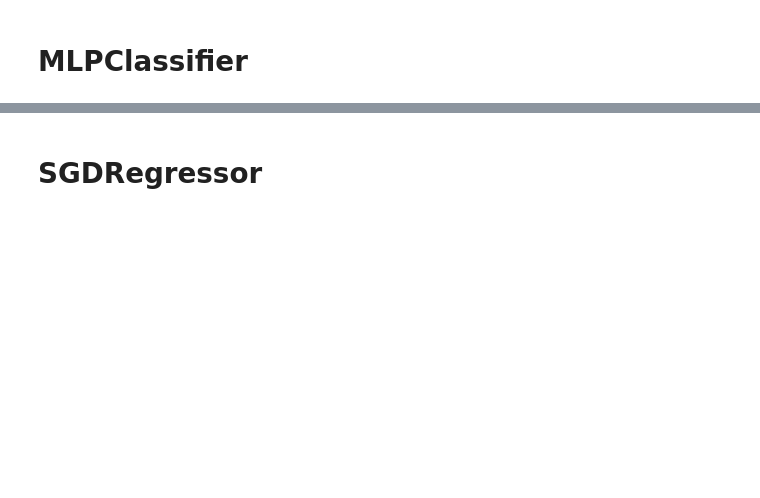
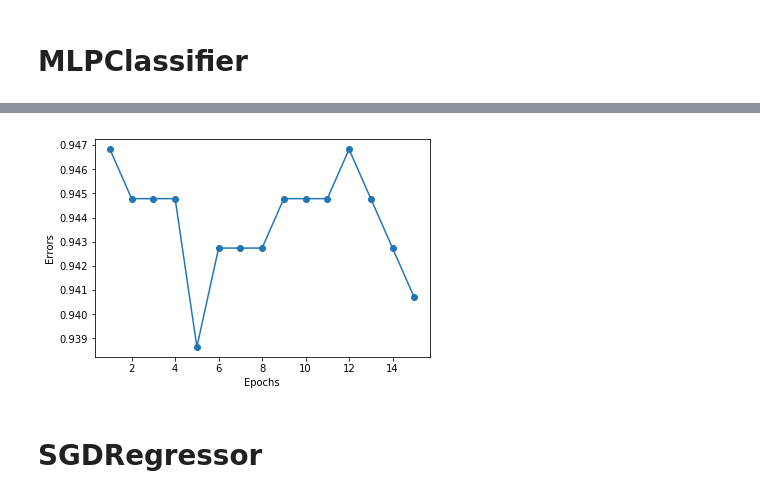
Before and after one commit to yaagocruuz/Topicos3, a Jupyter notebook: Lista 1.ipynb, the cells around one changed output, grey strips where cells are left out. Drawn from its saved outputs; the diff is of its cells as text; code cells hidden in the pictures; blank space fills up the shorter version.

```diff
--- a/Lista 1.ipynb
+++ b/Lista 1.ipynb
@@ -72,2 +57,16 @@ TypeError: unsupported operand type(s) for +: 'sklearn.linear_model.sgd_fast.Hin
+# %%
+model_mlpc = MLPClassifier(solver='sgd', learning_rate_init=0.01)
+errors = []
+n_iter = 15
+for i in range(1, n_iter + 1):
+    errors.append(model_mlpc.fit(X, y).score(X, y))
+
+plt.plot(range(1, n_iter + 1), errors, marker='o')
+plt.xlabel('Epochs')
+plt.ylabel('Errors')
+
+plt.show()
+# %% [output]
+[figure, added]
 # %% [markdown]
 # SGDRegressor
```
Also changed, not shown: parts of 13 cells of this notebook.
